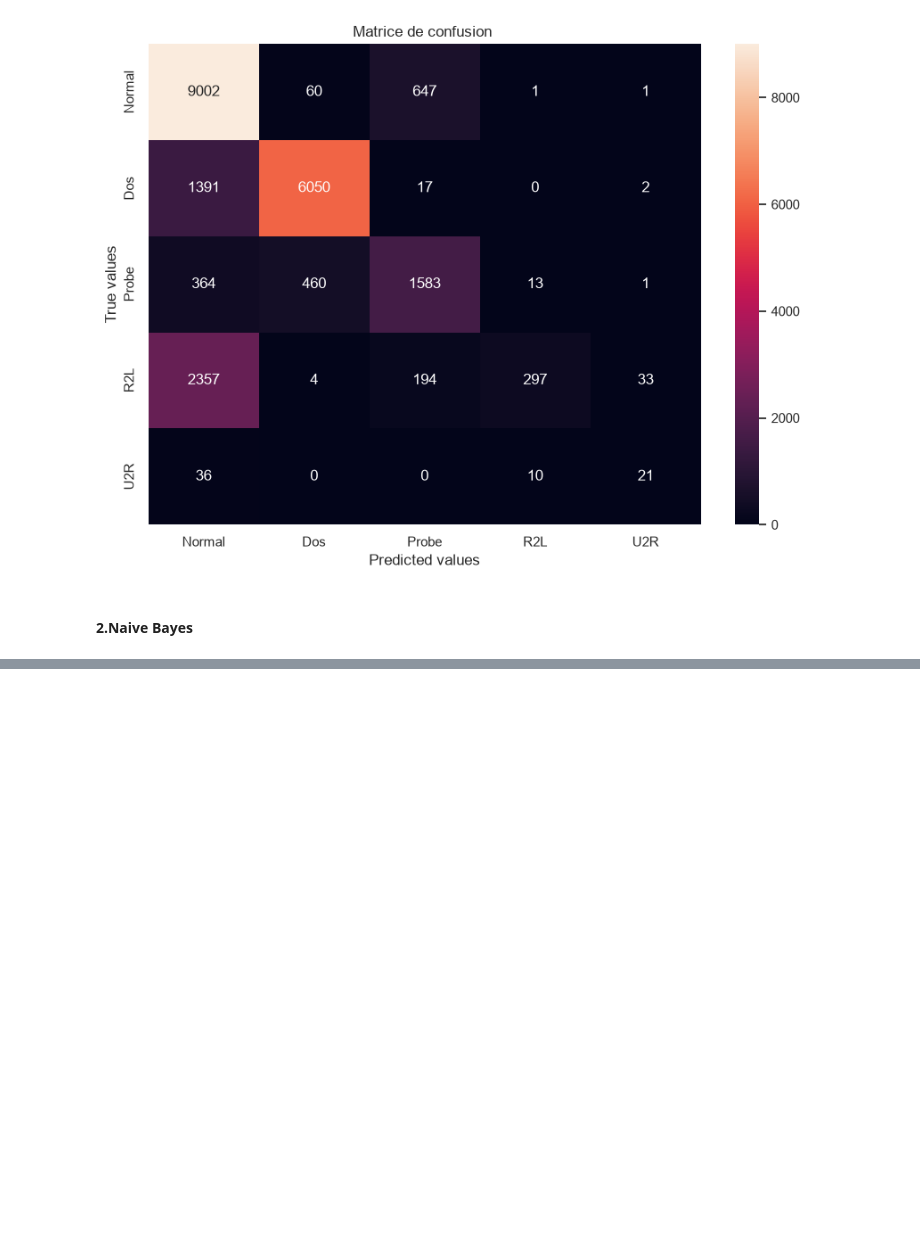
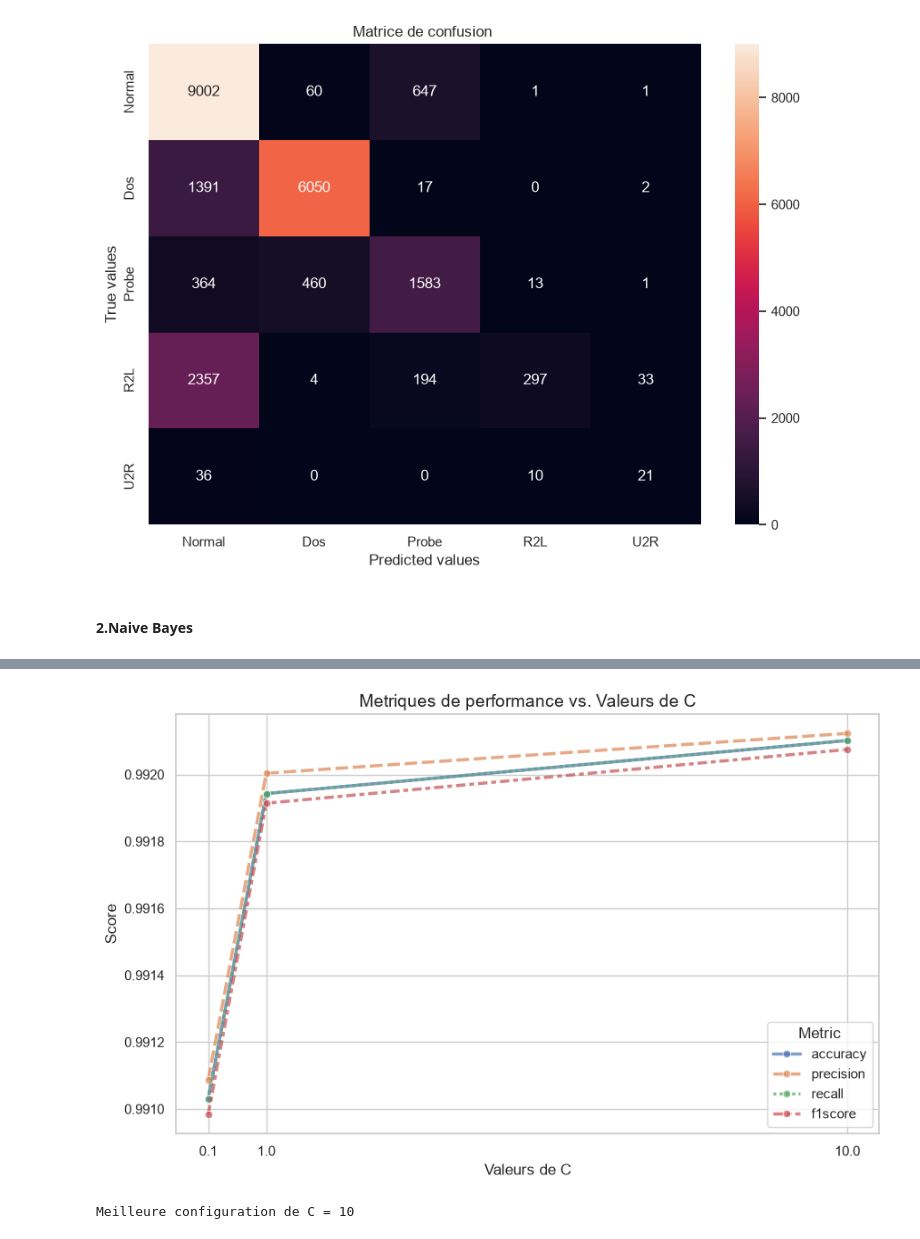
Before and after one commit to lina77b/IA_for_CyberSecurity_Project, a Jupyter notebook: tp.ipynb, the cells around one changed output, grey strips where cells are left out. Drawn from its saved outputs; the diff is of its cells as text; code cells hidden in the pictures; blank space fills up the shorter version.

Commit message:
partie 2 : Naive bayes , Regression logistique

```diff
--- a/tp.ipynb
+++ b/tp.ipynb
@@ -788,0 +846,20 @@ f1score  :  0.7191846387834738
+# %%
+#INITIALISATION / ENTRAINEMENT
+
+c_vals = {0.1 , 1 , 10}
+
+def construct_lrg(c_val):
+    lrg = LogisticRegression(solver='lbfgs' , C=c_val , random_state=42)
+    lrg.fit(x_train , y_train)
+    return lrg
+# %%
+
+
+train_lrgs = {}
+def lrg_prediction(lrg , x_predict):
+    y_pred = lrg.predict(x_predict)
+    return {"c_val":lrg.C,"prediction":y_pred}
+
+for c_val in c_vals:
+    train_lrgs[c_val]=lrg_prediction(construct_lrg(c_val),x_val)
+print(lrgs)
@@ -788,0 +919,42 @@ f1score  :  0.7191846387834738
+# %%
+# 1. Convert to DataFrame and transpose
+df = pd.DataFrame(lrg_resultats).T
+
+# 2. Cast columns to proper numeric types (fixes the object dtype issue)
+metrics = ['accuracy', 'precision', 'recall', 'f1score']
+for col in metrics:
+    df[col] = pd.to_numeric(df[col], errors='coerce')
+df['c_val'] = pd.to_numeric(df['c_val'], errors='coerce', downcast='integer')
+
+# 3. Reshape into long format
+df_long = df.melt(id_vars=['c_val'], value_vars=metrics, var_name='Metric', value_name='Score')
+
+# 4. Plot
+plt.figure(figsize=(10, 6))
+sns.set_theme(style="whitegrid")
+
+sns.lineplot(
+    data=df_long,
+    x='c_val',
+    y='Score',
+    hue='Metric',
+    marker='o',
+    linewidth=2.5,
+    style='Metric',
+    alpha=0.7
+)
+
+plt.title('Metriques de performance vs. Valeurs de C', fontsize=14)
+plt.xlabel('Valeurs de C', fontsize=12)
+plt.ylabel('Score', fontsize=12)
+plt.xticks(df['c_val'].unique())
+plt.legend(title='Metric')
+
+plt.show()
+# %% [output]
+[figure, added]
+# %%
+# VALIDATION / CHOIX
+print("Meilleure configuration de C = 10 ")
+# %% [output]
+Meilleure configuration de C = 10
```
Also changed, not shown: parts of 21 cells of this notebook, 1 other file.
